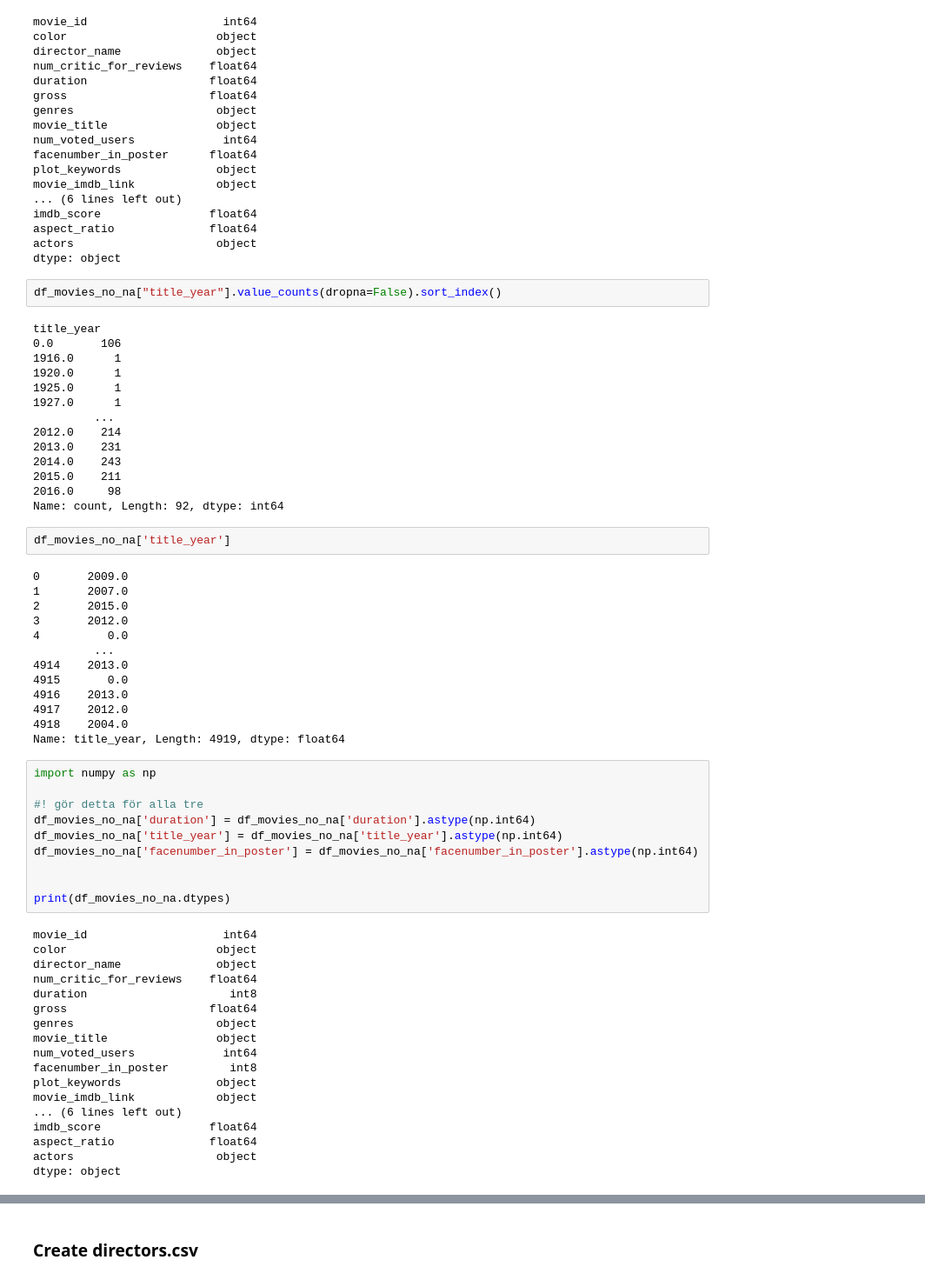
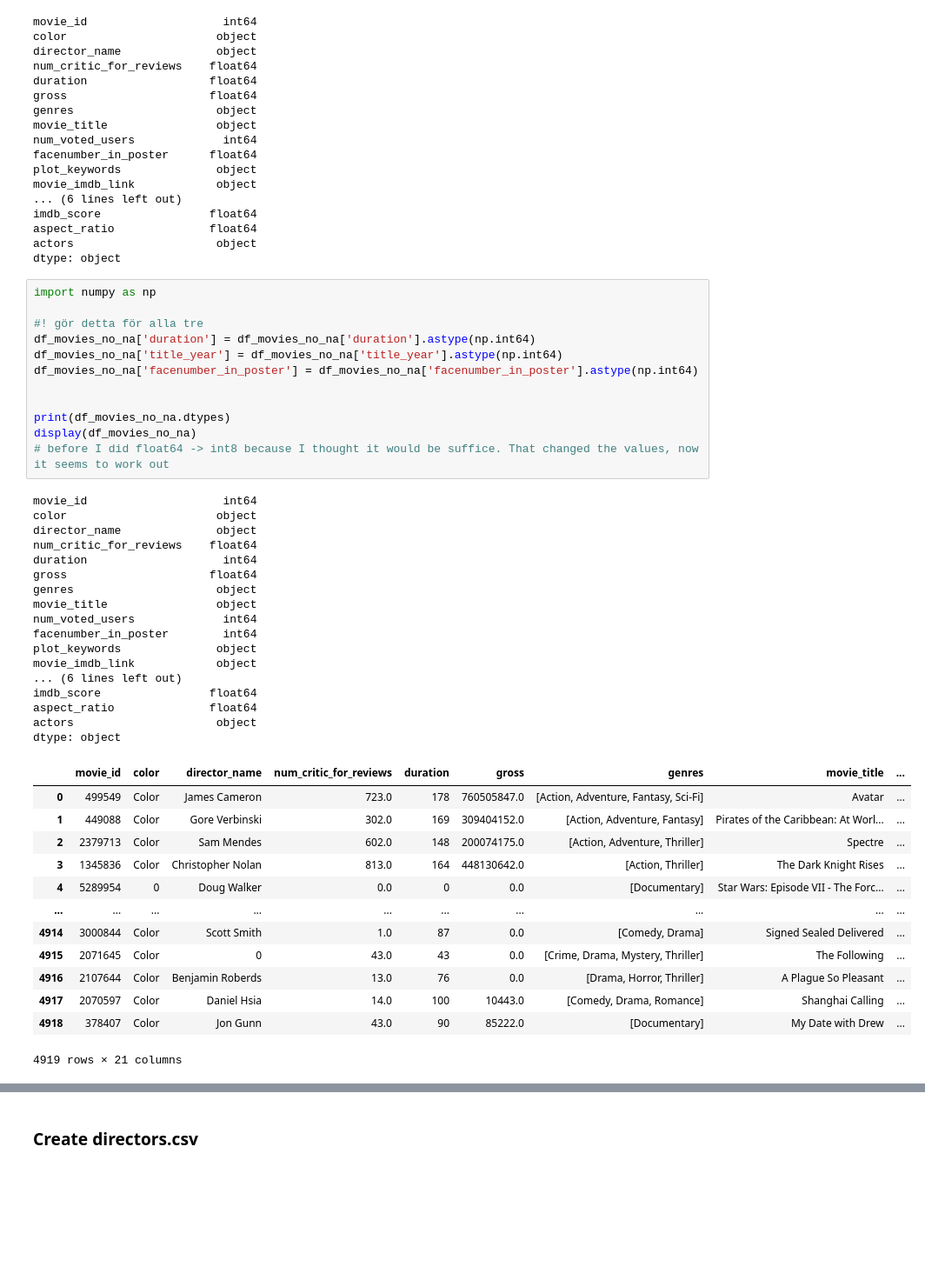
Before and after one commit to DaDrummerthe1st/DATA24HEL_DBT25_uppgift_1, a Jupyter notebook: kunskapskontroll_1.ipynb, the cells around one changed output, grey strips where cells are left out. Shown: that part at 87% size. Saved outputs shown, nothing was run; the diff lists cells and outputs as text; blank space fills up the shorter version.

```diff
--- a/kunskapskontroll_1.ipynb
+++ b/kunskapskontroll_1.ipynb
@@ -553,62 +572,46 @@ imdb_score                float64
 aspect_ratio              float64
 actors                     object
 dtype: object
-# %%
-df_movies_no_na["title_year"].value_counts(dropna=False).sort_index()
-# %% [output]
-title_year
-0.0       106
-1916.0      1
-1920.0      1
-1925.0      1
-1927.0      1
-         ...
-2012.0    214
-2013.0    231
-2014.0    243
-2015.0    211
-2016.0     98
-Name: count, Length: 92, dtype: int64
-# %%
-df_movies_no_na['title_year']
-# %% [output]
-0       2009.0
-1       2007.0
-2       2015.0
-3       2012.0
-4          0.0
-         ...
-4914    2013.0
-4915       0.0
-4916    2013.0
-4917    2012.0
-4918    2004.0
-Name: title_year, Length: 4919, dtype: float64
 # %%
 import numpy as np
 
 #! gör detta för alla tre
 df_movies_no_na['duration'] = df_movies_no_na['duration'].astype(np.int64)
 df_movies_no_na['title_year'] = df_movies_no_na['title_year'].astype(np.int64)
 df_movies_no_na['facenumber_in_poster'] = df_movies_no_na['facenumber_in_poster'].astype(np.int64)
 
 
 print(df_movies_no_na.dtypes)
+display(df_movies_no_na)
+# before I did float64 -> int8 because I thought it would be suffice. That changed the values, now it seems to work out
 # %% [output]
 movie_id                    int64
 color                      object
 director_name              object
 num_critic_for_reviews    float64
-duration                     int8
+duration                    int64
 gross                     float64
 genres                     object
 movie_title                object
 num_voted_users             int64
-facenumber_in_poster         int8
+facenumber_in_poster        int64
 plot_keywords              object
 movie_imdb_link            object
 ... (6 lines left out)
 imdb_score                float64
 aspect_ratio              float64
 actors                     object
 dtype: object
+|  | movie_id | color | director_name | num_critic_for_reviews | duration | gross | genres | movie_title | ... |
+| 0 | 499549 | Color | James Cameron | 723.0 | 178 | 760505847.0 | [Action, Adventure, Fantasy, Sci-Fi] | Avatar | ... |
+| 1 | 449088 | Color | Gore Verbinski | 302.0 | 169 | 309404152.0 | [Action, Adventure, Fantasy] | Pirates of the Caribbean: At Worl... | ... |
+| 2 | 2379713 | Color | Sam Mendes | 602.0 | 148 | 200074175.0 | [Action, Adventure, Thriller] | Spectre | ... |
+| 3 | 1345836 | Color | Christopher Nolan | 813.0 | 164 | 448130642.0 | [Action, Thriller] | The Dark Knight Rises | ... |
+| 4 | 5289954 | 0 | Doug Walker | 0.0 | 0 | 0.0 | [Documentary] | Star Wars: Episode VII - The Forc... | ... |
+| ... | ... | ... | ... | ... | ... | ... | ... | ... | ... |
+| 4914 | 3000844 | Color | Scott Smith | 1.0 | 87 | 0.0 | [Comedy, Drama] | Signed Sealed Delivered | ... |
+| 4915 | 2071645 | Color | 0 | 43.0 | 43 | 0.0 | [Crime, Drama, Mystery, Thriller] | The Following | ... |
+| 4916 | 2107644 | Color | Benjamin Roberds | 13.0 | 76 | 0.0 | [Drama, Horror, Thriller] | A Plague So Pleasant | ... |
+| 4917 | 2070597 | Color | Daniel Hsia | 14.0 | 100 | 10443.0 | [Comedy, Drama, Romance] | Shanghai Calling | ... |
+| 4918 | 378407 | Color | Jon Gunn | 43.0 | 90 | 85222.0 | [Documentary] | My Date with Drew | ... |
+4919 rows × 21 columns
```
Also changed, not shown: parts of 5 cells of this notebook.
